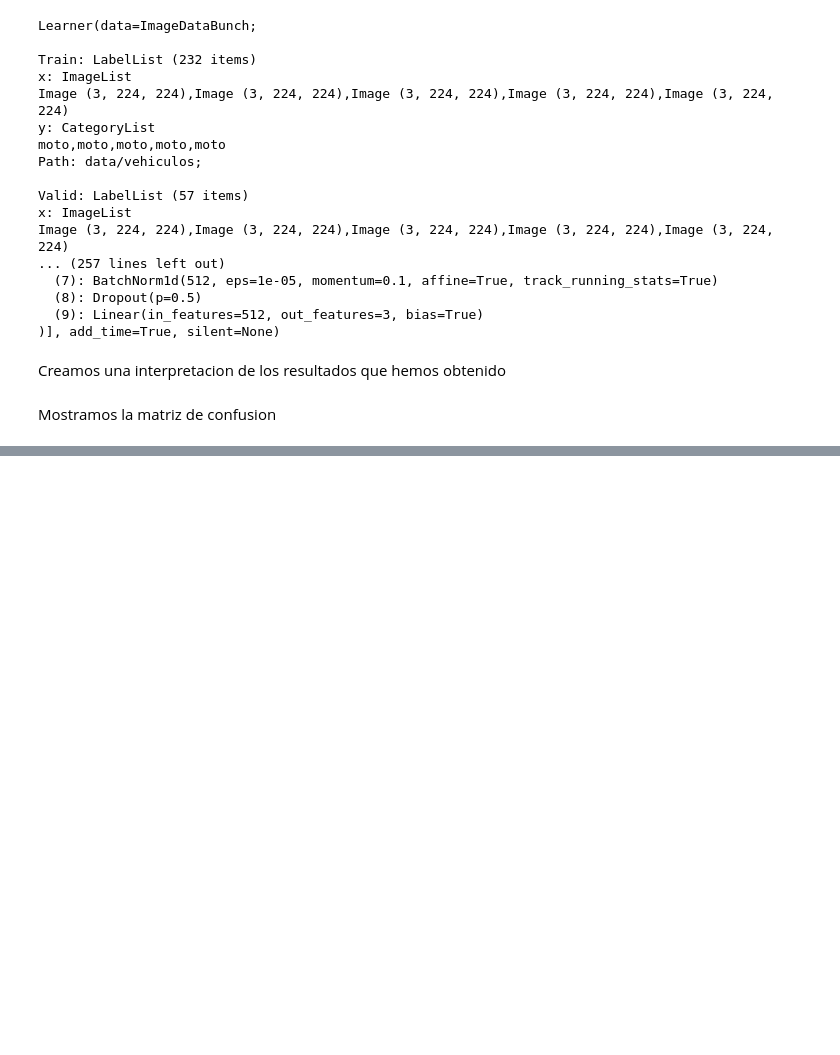
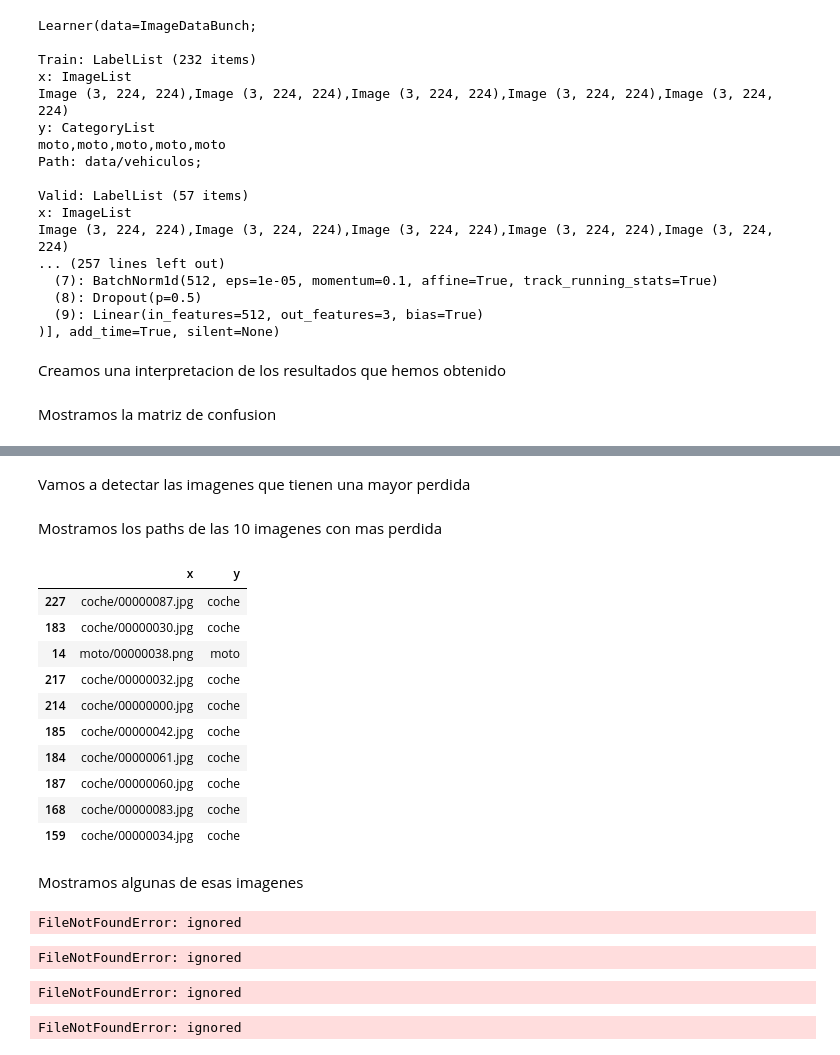
Before and after one commit to ismarano/IAEntregable2, a Jupyter notebook: entregable3.ipynb, the cells around one changed output, grey strips where cells are left out. Drawn from its saved outputs; the diff is of its cells as text; code cells hidden in the pictures; blank space fills up the shorter version.

```diff
--- a/entregable3.ipynb
+++ b/entregable3.ipynb
@@ -173,0 +171,2 @@ interp.plot_confusion_matrix()
+# %% [markdown]
+Vamos a detectar las imagenes que tienen una mayor perdida
@@ -173,0 +175,40 @@ interp.plot_confusion_matrix()
+# %%
+ds, idxs = DatasetFormatter().from_toplosses(learn,ds_type=DatasetType.Valid)
+# %% [markdown]
+Mostramos los paths de las 10 imagenes con mas perdida
+# %%
+ds.to_df().iloc[idxs[:10]]
+# %% [output]
+|  | x | y |
+| 227 | coche/00000087.jpg | coche |
+| 183 | coche/00000030.jpg | coche |
+| 14 | moto/00000038.png | moto |
+| 217 | coche/00000032.jpg | coche |
+| 214 | coche/00000000.jpg | coche |
+| 185 | coche/00000042.jpg | coche |
+| 184 | coche/00000061.jpg | coche |
+| 187 | coche/00000060.jpg | coche |
+| 168 | coche/00000083.jpg | coche |
+| 159 | coche/00000034.jpg | coche |
+# %% [markdown]
+Mostramos algunas de esas imagenes
+# %%
+img = open_image(path/'moto'/'00000096.jpg')
+img
+# %% [output]
+FileNotFoundError: ignored
+# %%
+img = open_image(path/'coche'/'00000045.png')
+img
+# %% [output]
+FileNotFoundError: ignored
+# %%
+img = open_image(path/'moto'/'00000038.png')
+img
+# %% [output]
+FileNotFoundError: ignored
+# %%
+img = open_image(path/'moto'/'00000066.jpg')
+img
+# %% [output]
+FileNotFoundError: ignored
```
Also changed, not shown: parts of 43 cells of this notebook.
